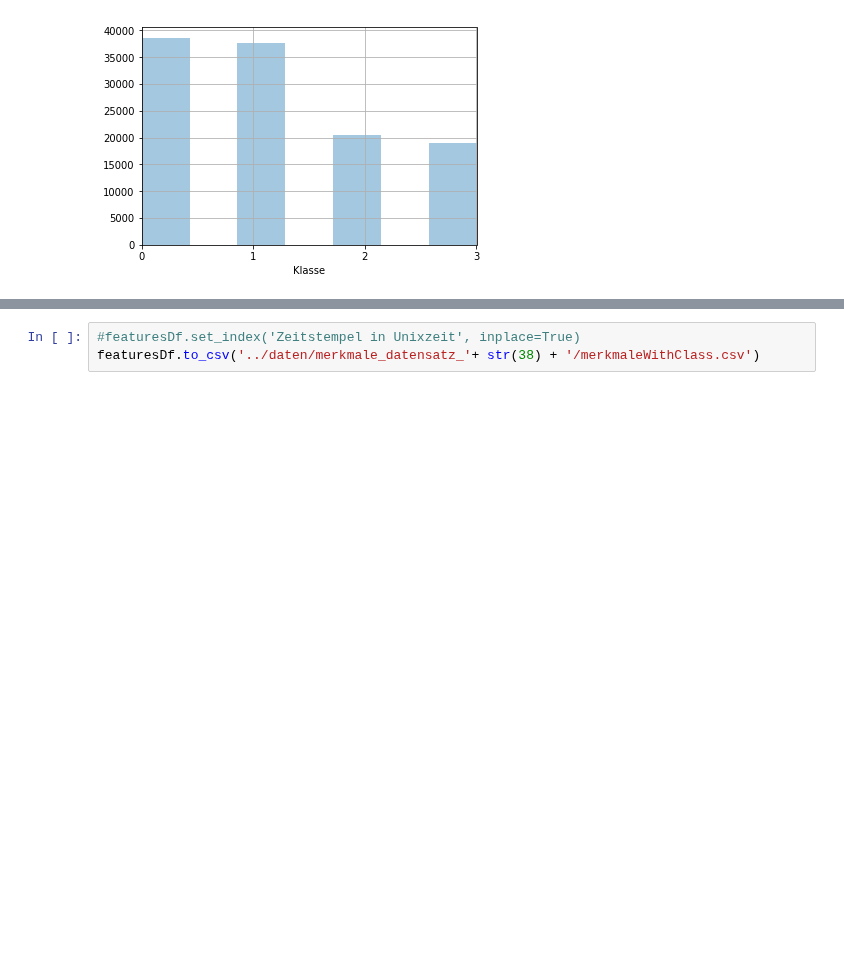
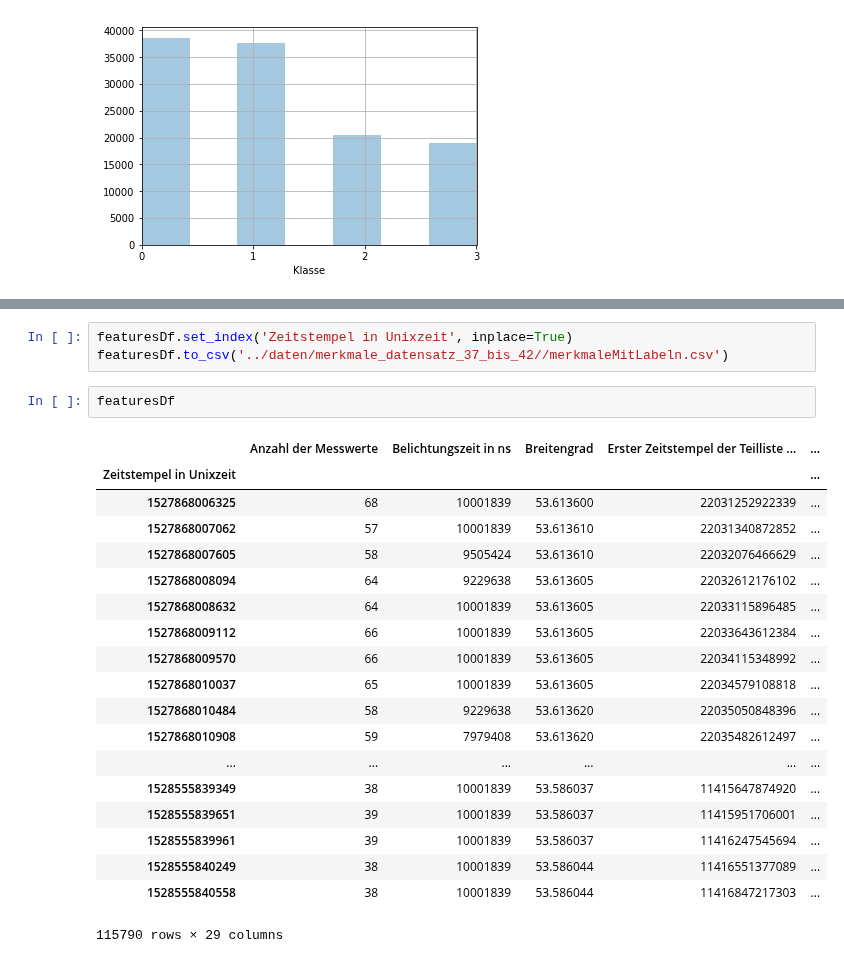
Before and after one commit to SandGreif/FahrradwegeKlassifizierung, a Jupyter notebook: daten_labeln/fuzzyLogic.ipynb, the cells around one changed output, grey strips where cells are left out. Saved outputs shown, nothing was run; the diff lists cells and outputs as text; blank space fills up the shorter version.

```diff
--- a/daten_labeln/fuzzyLogic.ipynb
+++ b/daten_labeln/fuzzyLogic.ipynb
@@ -441,3 +445,25 @@ Name: Klasse, Length: 35539, dtype: int64
 # %%
-#featuresDf.set_index('Zeitstempel in Unixzeit', inplace=True)
-featuresDf.to_csv('../daten/merkmale_datensatz_'+ str(38) + '/merkmaleWithClass.csv')
+featuresDf.set_index('Zeitstempel in Unixzeit', inplace=True)
+featuresDf.to_csv('../daten/merkmale_datensatz_37_bis_42//merkmaleMitLabeln.csv')
+# %%
+featuresDf
+# %% [output]
+|  | Anzahl der Messwerte | Belichtungszeit in ns | Breitengrad | Erster Zeitstempel der Teilliste ... | ... |
+| Zeitstempel in Unixzeit |  |  |  |  | ... |
+| 1527868006325 | 68 | 10001839 | 53.613600 | 22031252922339 | ... |
+| 1527868007062 | 57 | 10001839 | 53.613610 | 22031340872852 | ... |
+| 1527868007605 | 58 | 9505424 | 53.613610 | 22032076466629 | ... |
+| 1527868008094 | 64 | 9229638 | 53.613605 | 22032612176102 | ... |
+| 1527868008632 | 64 | 10001839 | 53.613605 | 22033115896485 | ... |
+| 1527868009112 | 66 | 10001839 | 53.613605 | 22033643612384 | ... |
+| 1527868009570 | 66 | 10001839 | 53.613605 | 22034115348992 | ... |
+| 1527868010037 | 65 | 10001839 | 53.613605 | 22034579108818 | ... |
+| 1527868010484 | 58 | 9229638 | 53.613620 | 22035050848396 | ... |
+| 1527868010908 | 59 | 7979408 | 53.613620 | 22035482612497 | ... |
+| ... | ... | ... | ... | ... | ... |
+| 1528555839349 | 38 | 10001839 | 53.586037 | 11415647874920 | ... |
+| 1528555839651 | 39 | 10001839 | 53.586037 | 11415951706001 | ... |
+| 1528555839961 | 39 | 10001839 | 53.586037 | 11416247545694 | ... |
+| 1528555840249 | 38 | 10001839 | 53.586044 | 11416551377089 | ... |
+| 1528555840558 | 38 | 10001839 | 53.586044 | 11416847217303 | ... |
+115790 rows × 29 columns
```
Also changed, not shown: parts of 19 cells of this notebook, 8 other files.
